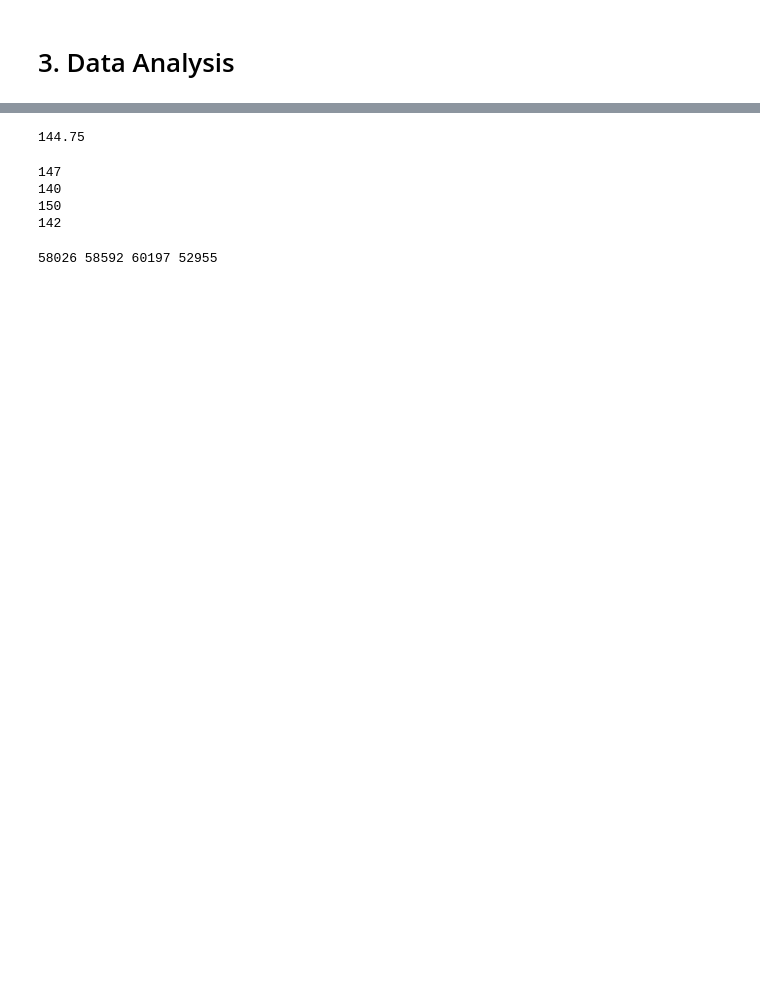
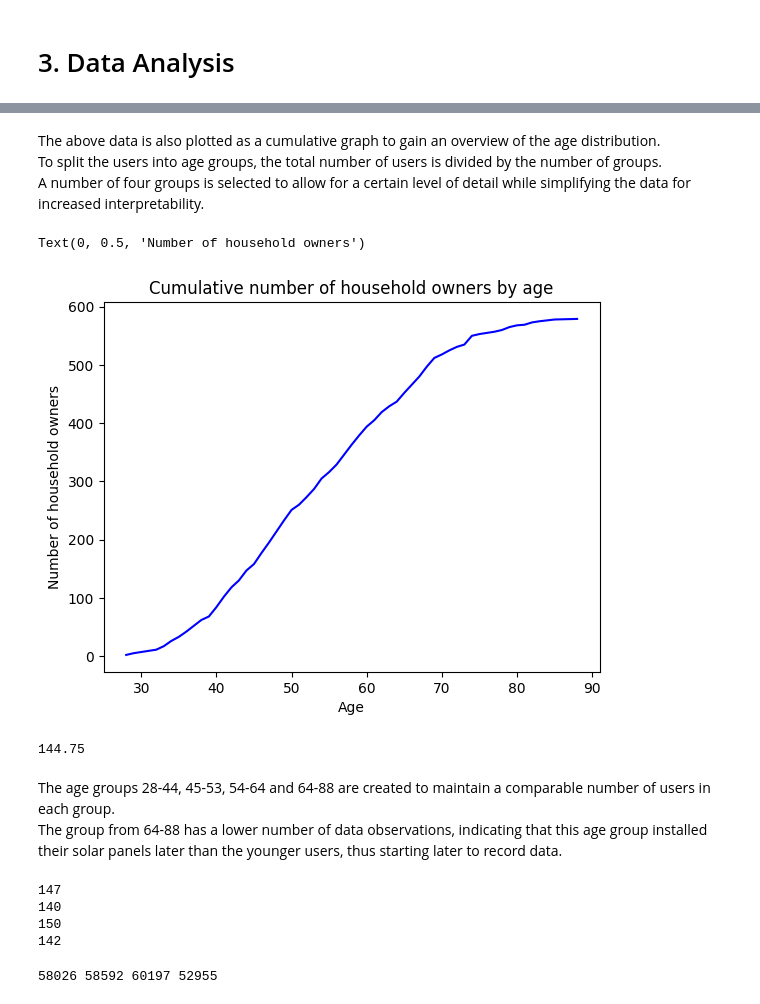
Before and after one commit to shakirmshaker/SocialDataGroup4, a Jupyter notebook: final/explainer.ipynb, the cells around one changed output, grey strips where cells are left out. Saved outputs shown, nothing was run; the diff lists cells and outputs as text; code cells hidden in the pictures; blank space fills up the shorter version.

```diff
--- a/final/explainer.ipynb
+++ b/final/explainer.ipynb
@@ -173,7 +176,22 @@ plt.show()
+# %% [markdown]
+The above data is also plotted as a cumulative graph to gain an overview of the age distribution.<br>
+To split the users into age groups, the total number of users is divided by the number of groups.<br>
+A number of four groups is selected to allow for a certain level of detail while simplifying the data for increased interpretability.
+# %%
+age_by_user.cumsum().plot(kind='line', color='blue')
+plt.title('Cumulative number of household owners by age')
+plt.xlabel('Age')
+plt.ylabel('Number of household owners')
+# %% [output]
+Text(0, 0.5, 'Number of household owners')
+[figure, added]
 # %%
 age_by_user.sum()/4
 # %% [output]
 144.75
+# %% [markdown]
+The age groups 28-44, 45-53, 54-64 and 64-88 are created to maintain a comparable number of users in each group.<br>
+The group from 64-88 has a lower number of data observations, indicating that this age group installed their solar panels later than the younger users, thus starting later to record data.
 # %%
 print(age_by_user[age_by_user.index<=44].sum())
 print(age_by_user[(age_by_user.index>44)&(age_by_user.index<=53)].sum())
```
Also changed, not shown: parts of 21 cells of this notebook.
